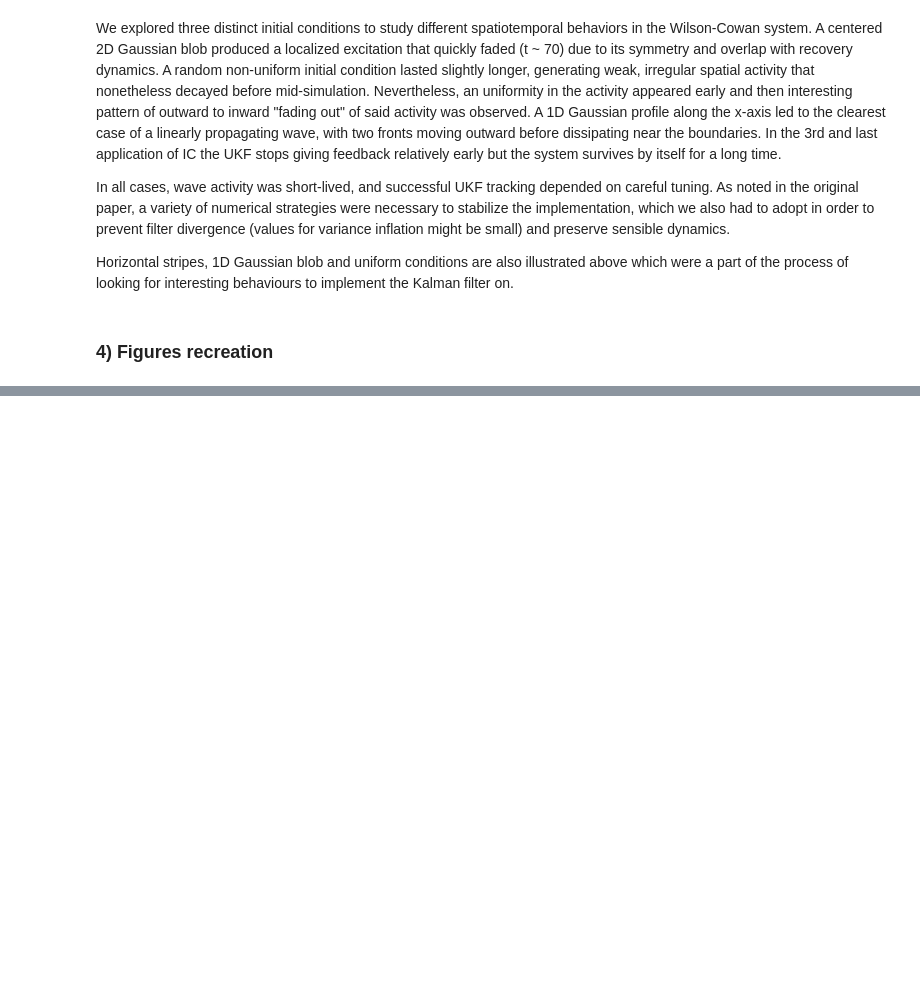
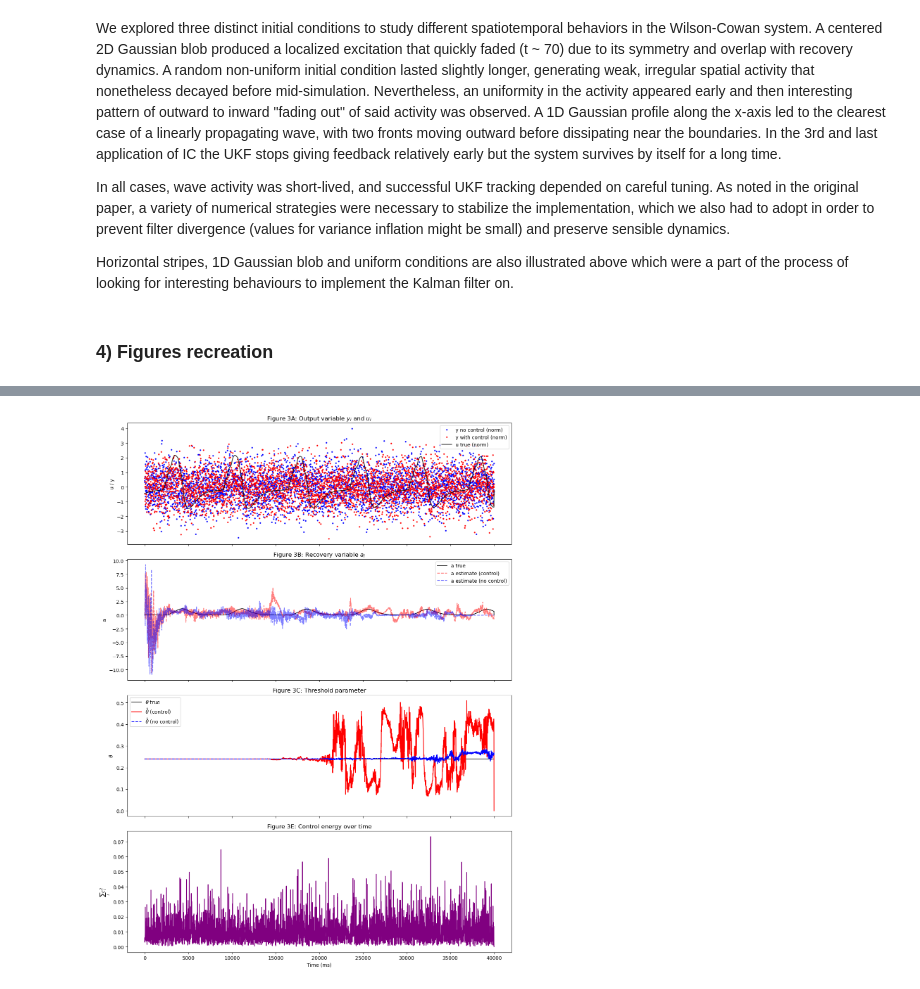
Before and after one commit to pschristodoulou/Assignments, a Jupyter notebook: 7/Assignment7.ipynb, the cells around one changed output, grey strips where cells are left out. Cells and saved outputs as stored; diff of their text form; code cells hidden in the pictures; blank space fills up the shorter version.

Commit message:
FML Figure 3 left column done of exercise 4

```diff
--- a/7/Assignment7.ipynb
+++ b/7/Assignment7.ipynb
@@ -1120,7 +1124,7 @@ Horizontal stripes, 1D Gaussian blob and uniform conditions are also illustrated
 # %% [markdown]
 ### 4) Figures recreation
 # %%
-u0 = np.array([
+u0_orig = np.array([
     [-0.1637, -0.2244, -0.1982, -0.1410, -0.1029, -0.0811, -0.0656, -0.0396],
     [-0.2593, -0.3580, -0.3021, -0.2008, -0.1321, -0.1028, -0.0840, -0.0516],
     [-0.2444, -0.3386, -0.2746, -0.1726, -0.0950, -0.0742, -0.0637, -0.0417],
@@ -1131,7 +1135,7 @@ u0 = np.array([
     [0.2442, 0.2669, 0.2571, 0.1067, 0.0152, -0.0049, -0.0077, -0.0061]
 ])
 
-a0 = np.array([
+a0_orig = np.array([
     [0.4104, 0.5339, 0.4345, 0.2786, 0.1904, 0.1454, 0.1157, 0.0694],
     [0.7058, 0.9183, 0.6974, 0.4049, 0.2427, 0.1821, 0.1465, 0.0893],
     [0.9263, 1.1846, 0.8515, 0.4104, 0.1757, 0.1283, 0.1085, 0.0707],
@@ -1141,5 +1145,3 @@ a0 = np.array([
     [0.4156, 0.5573, 0.4218, 0.1886, 0.0255, 0.0150, 0.0202, 0.0162],
     [0.1386, 0.1823, 0.1406, 0.0437, 0.0083, 0.0090, 0.0119, 0.0095]
 ])
-# Original initial conditions of rotating waves
-i0 = np.concatenate((u0.ravel(), a0.ravel()))
@@ -1145,0 +1194,85 @@ i0 = np.concatenate((u0.ravel(), a0.ravel()))
+# %%
+# Passive UKF observer for no-control case
+model_noc = WilsonCowanModelWithParameterTracking(Q_par=Q_par, Q_var=Q_var, R=nature_no_ctrl_fig3.R, track_z=True)
+ukf_noc = ukf_voss.UKFVoss(model=model_noc, ll=total_duration, dT=dT, dt=dt, variance_inflation=variance_inflation_ukf)
+
+# Initial condition should also include θ at index 0
+x_hat_noc, _, _, _ = ukf_noc.filter(nature_no_ctrl_fig3.y, initial_condition=i0_th, run_until=total_duration - 1, disable_progress=False)
+# %%
+import matplotlib.pyplot as plt
+import numpy as np
+
+# --- Actual plotting using true system variables ---
+# These variables must already exist from previous cells
+# Example expected variables:
+# - nature_ctrl_nok_fig3
+# - nature_no_ctrl_fig3
+# - x_hat_obs
+# - i0_th (for theta initial)
+# - gain_f3
+
+# --- Time setup ---
+t_ms = np.arange(total_duration) * dT * 1000
+site = 15  # neuron index
+
+# --- Normalize function ---
+def normalize(arr):
+    return (arr - np.mean(arr)) / np.std(arr)
+
+# --- Data extraction ---
+u_ctrl = nature_ctrl_nok_fig3.x0[site, :]
+y_ctrl = nature_ctrl_nok_fig3.y[site, :]
+y_noc = nature_no_ctrl_fig3.y[site, :]
+a_true = nature_ctrl_nok_fig3.x0[64 + site, :]
+a_est = x_hat_obs[65 + site, :] # shift by 1 for tracked z at index 0
+a_est_noc = x_hat_noc[65 + site, :]
+theta_est = x_hat_obs[0, :]  # z is tracked as first element
+theta_est_noc = x_hat_noc[0, :]
+theta_true = np.full_like(theta_est, i0_th[0])  # initial z value
+
+# Final snapshots
+u_snapshot = nature_ctrl_nok_fig3.x0[:64, -1].reshape((8, 8))
+
+# Control energy
+control_signal = gain * nature_ctrl_nok_fig3.y[:64, :]
+control_energy = np.sum(control_signal**2, axis=0)
+total_control_energy = np.sum(control_energy)
+print(f"Total control energy over {total_duration * dT * 1000:.0f} ms: {total_control_energy:.4f} (arbitrary units)")
+
+# --- Plot ---
+fig, axs = plt.subplots(4, 1, figsize=(12, 16), sharex=True)
+
+# 3A
+axs[0].plot(t_ms, normalize(y_noc), 'bo', markersize=2, label="y no control (norm)")
+axs[0].plot(t_ms, normalize(y_ctrl), 'ro', markersize=2, label="y with control (norm)")
+axs[0].plot(t_ms, normalize(u_ctrl), 'k-', alpha=0.8, label="u true (norm)")
+axs[0].set_ylabel("u / y")
+axs[0].legend()
+axs[0].set_title("Figure 3A: Output variable $y_i$ and $u_i$")
+
+# 3B
+axs[1].plot(t_ms, a_true, 'k-', linewidth=1.2, label="a true")
+axs[1].plot(t_ms, a_est, 'r--', label="a estimate (control)", alpha = 0.5)
+axs[1].plot(t_ms, a_est_noc, 'b--', label="a estimate (no control)", alpha = 0.5)
+axs[1].set_ylabel("a")
+# axs[1].set_ylim(-1, 3)
+axs[1].legend()
+axs[1].set_title("Figure 3B: Recovery variable $a_i$")
+
+# 3C
+axs[2].plot(t_ms, theta_true, 'k-', linewidth=1.2, label=r"$\theta$ true")
+axs[2].plot(t_ms, theta_est, 'r-', label=r"$\hat{\theta}$ (control)")
+axs[2].plot(t_ms, theta_est_noc, 'b--', label=r"$\hat{\theta}$ (no control)")
+axs[2].set_ylabel(r"$\theta$")
+axs[2].legend()
+axs[2].set_title("Figure 3C: Threshold parameter")
+
+# 3E
+axs[3].plot(t_ms, control_energy, color='purple')
+axs[3].set_xlabel("Time (ms)")
+axs[3].set_ylabel(r"$\sum_i c_i^2$")
+axs[3].set_title("Figure 3E: Control energy over time")
+
+plt.tight_layout()
+plt.show()
+# %% [output]
@@ -1145,0 +1280 @@ i0 = np.concatenate((u0.ravel(), a0.ravel()))
+[figure, added]
```
Also changed, not shown: parts of 17 cells of this notebook.
